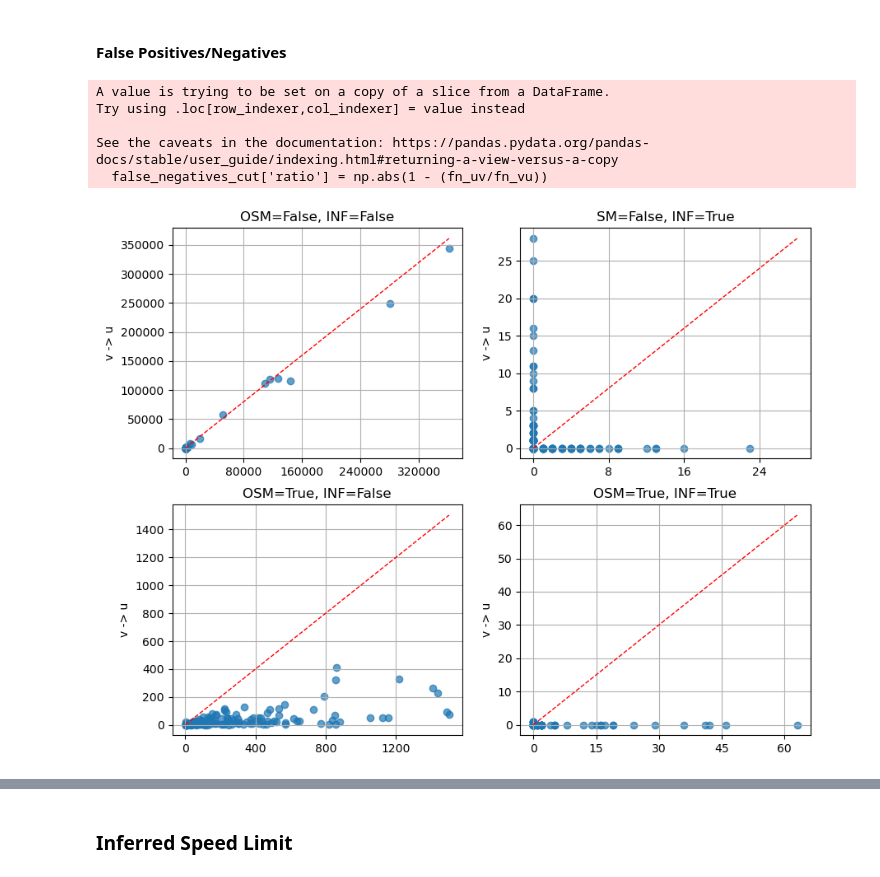
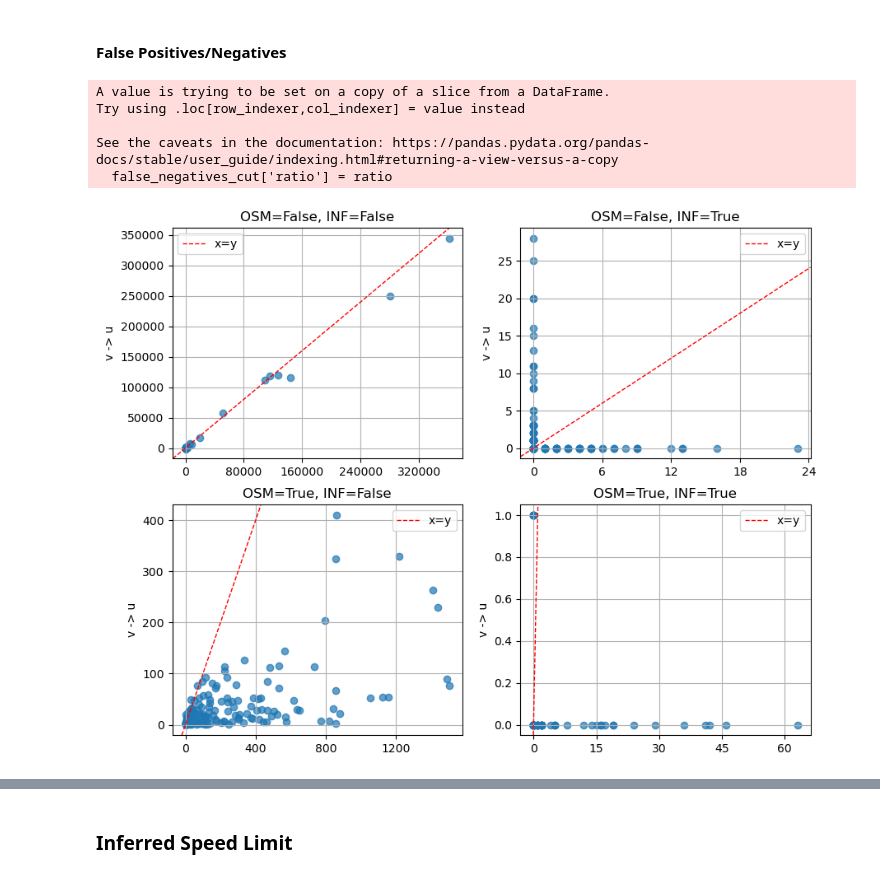
Before and after one commit to ana-e-uk/mapmetadata, a Jupyter notebook: testing/test_metadata_results.ipynb, the cells around one changed output, grey strips where cells are left out. Drawn from its saved outputs; the diff is of its cells as text; code cells hidden in the pictures.

```diff
--- a/testing/test_metadata_results.ipynb
+++ b/testing/test_metadata_results.ipynb
@@ -16,4 +17,6 @@ df.head()
 # %%
-accuracy = (df['inf_oneway'] == df['osm_oneway']).mean()
-accuracy
+accuracy_with_na = (df['inf_oneway'] == df['osm_oneway']).mean()
+df = df.dropna(subset='inf_oneway')
+accuracy_wout_na = (df['inf_oneway'] == df['osm_oneway']).mean()
+print(f"Accuracy:\n\twith NA vals: {accuracy_with_na}\n\tw/o NA vals: {accuracy_wout_na}")
 # %% [output]
@@ -61,6 +78,7 @@ cm_display.plot()
 # %% [markdown]
 #### False Positives/Negatives
 # %%
+# FUNC plot_counts
 import matplotlib.pyplot as plt
 from matplotlib.ticker import MaxNLocator
 import ast
@@ -80,7 +98,6 @@ def plot_counts(df, ax, title, xscale='linear', yscale='linear'):
     # ax.yaxis.set_major_locator(MaxNLocator(nbins=5))
     ax.grid(True)
 
-    min_val = min(uv.min(), vu.min())
-    max_val = max(uv.max(), vu.max())
-    ax.plot([min_val, max_val], [min_val, max_val], color='red', linestyle='--', linewidth=1)
+    ax.axline((0,0), slope=1, color='red', linestyle='--', linewidth=1, label="x=y")
+    ax.legend()
 # %%
@@ -89,6 +107,7 @@ false_positives = df[df['inf_oneway'] & ~df['osm_oneway']]
 true_negatives = df[~df['inf_oneway'] & ~df['osm_oneway']]
 true_positives = df[df['inf_oneway'] & df['osm_oneway']]
 # %%
+# SUBSETTING false negatives
 import numpy as np
 
 false_negatives_cut = false_negatives[false_negatives['count'] < 2000]
@@ -97,21 +116,27 @@ tups = false_negatives_cut['uv_vu'].apply(ast.literal_eval)
 fn_uv = tups.str[0]
 fn_vu = tups.str[1]
 
-false_negatives_cut['ratio'] = np.abs(1 - (fn_uv/fn_vu))
+ratio = []
+for uv, vu in zip(fn_uv, fn_vu):
+    min_val = min(uv, vu)
+    max_val = max(uv, vu)
+    ratio.append(min_val/max_val)
 
-false_negatives_osm_wrong = false_negatives_cut[false_negatives_cut['ratio'] < 0.5]
-false_negatives_osm_right = false_negatives_cut[false_negatives_cut['ratio'] > 0.5]
+    # print(f"a: {min_val}\tb: {max_val}\ta/b: {round(min_val/max_val, 3)}")
+false_negatives_cut['ratio'] = ratio
+false_negatives_reasonable_ratio = false_negatives_cut[false_negatives_cut['ratio'] >= 0.5]
+false_negatives_bad = false_negatives_cut[false_negatives_cut['ratio'] < 0.5]
 # %% [output]
 A value is trying to be set on a copy of a slice from a DataFrame.
 Try using .loc[row_indexer,col_indexer] = value instead
 
 See the caveats in the documentation: https://pandas.pydata.org/pandas-docs/stable/user_guide/indexing.html#returning-a-view-versus-a-copy
-  false_negatives_cut['ratio'] = np.abs(1 - (fn_uv/fn_vu))
+  false_negatives_cut['ratio'] = ratio
 # %%
 fig, axes = plt.subplots(2,2, figsize=(10,8))
 plot_counts(true_negatives, axes[0,0], 'OSM=False, INF=False')
 plot_counts(false_positives, axes[0,1], 'OSM=False, INF=True')
-plot_counts(false_negatives_osm_right, axes[1,0],'OSM=True, INF=False')
+plot_counts(false_negatives_cut, axes[1,0],'OSM=True, INF=False')
 plot_counts(true_positives, axes[1,1], 'OSM=True, INF=True')
 # %% [output]
-[figure, old version]
+[figure, new version]
```
Also changed, not shown: parts of 9 cells of this notebook, 3 other files.
